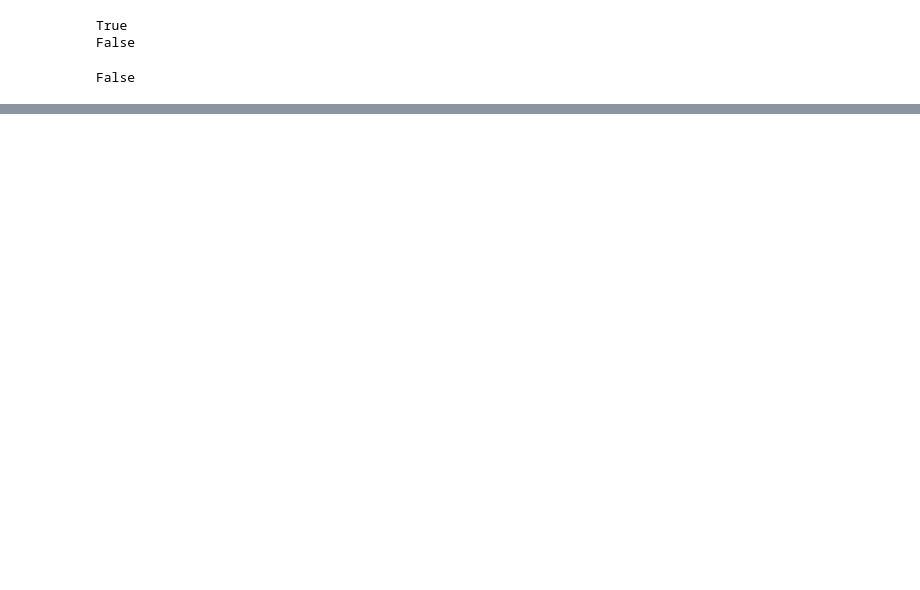
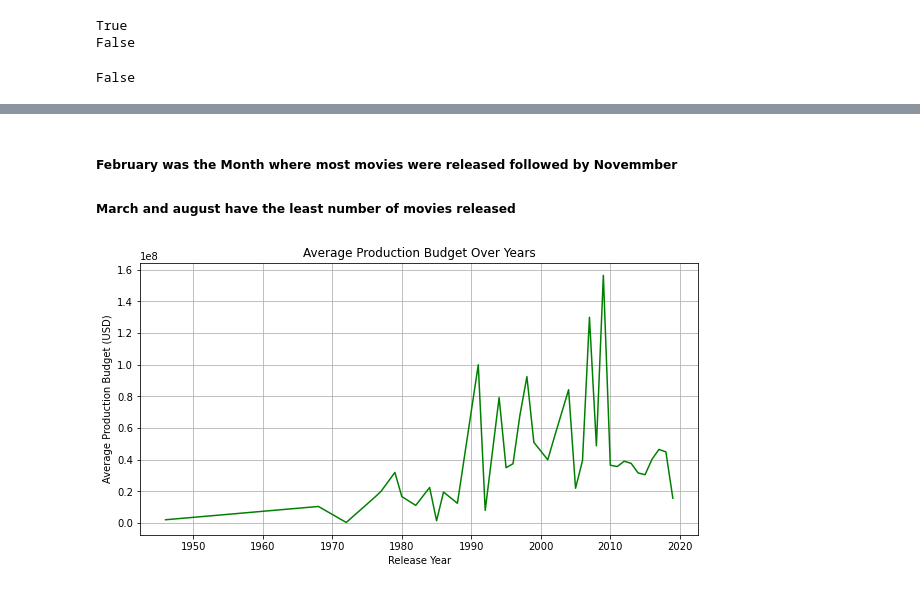
Before and after one commit to Graham-49/Phase2-project, a Jupyter notebook: notebooks/Sharon.ipynb, the cells around one changed output, grey strips where cells are left out. Cells and saved outputs as stored; diff of their text form; code cells hidden in the pictures; blank space fills up the shorter version.

```diff
--- a/notebooks/Sharon.ipynb
+++ b/notebooks/Sharon.ipynb
@@ -221,0 +264,15 @@ joined_df['profit'] = joined_df['worldwide_gross'] - joined_df['production_budge
+# %%
+# 1. Define the redundant columns to drop
+drop_columns = [
+    'id_y',          # The ID from the budgets file
+    'id_x',             # The ID from the TMDB file
+    'release_date_x',   # The release date from the TMDB file (we keep the one from budgets)
+    'original_title',      # Duplicate of the 'movie' column used for joining
+    'title'                # Duplicate of the 'movie' column
+]
+
+# 2. Drop the redundant columns in place
+joined_df.drop(columns=drop_columns, inplace=True)
+
+# 3. Rename the kept date column for clarity
+joined_df.rename(columns={'release_date_budgets': 'release_date'}, inplace=True)
@@ -221,0 +281,3 @@ joined_df['profit'] = joined_df['worldwide_gross'] - joined_df['production_budge
+# %%
+joined_df['release_year'] = pd.to_datetime(joined_df['release_date_y']).dt.year
+joined_df['release_month'] = pd.to_datetime(joined_df['release_date_y']).dt.month
@@ -221,0 +324,13 @@ joined_df['profit'] = joined_df['worldwide_gross'] - joined_df['production_budge
+# %% [markdown]
+##### February was the Month where most movies were released followed by Novemmber
+##### March and august have the least number of movies released
+# %%
+budget_trend = joined_df.groupby('release_year')['production_budget'].mean()
+budget_trend.plot(kind='line', figsize=(10,5), color='green')
+plt.title('Average Production Budget Over Years')
+plt.xlabel('Release Year')
+plt.ylabel('Average Production Budget (USD)')
+plt.grid(True)
+plt.show()
+# %% [output]
+[figure, added]
```
Also changed, not shown: parts of 28 cells of this notebook.
